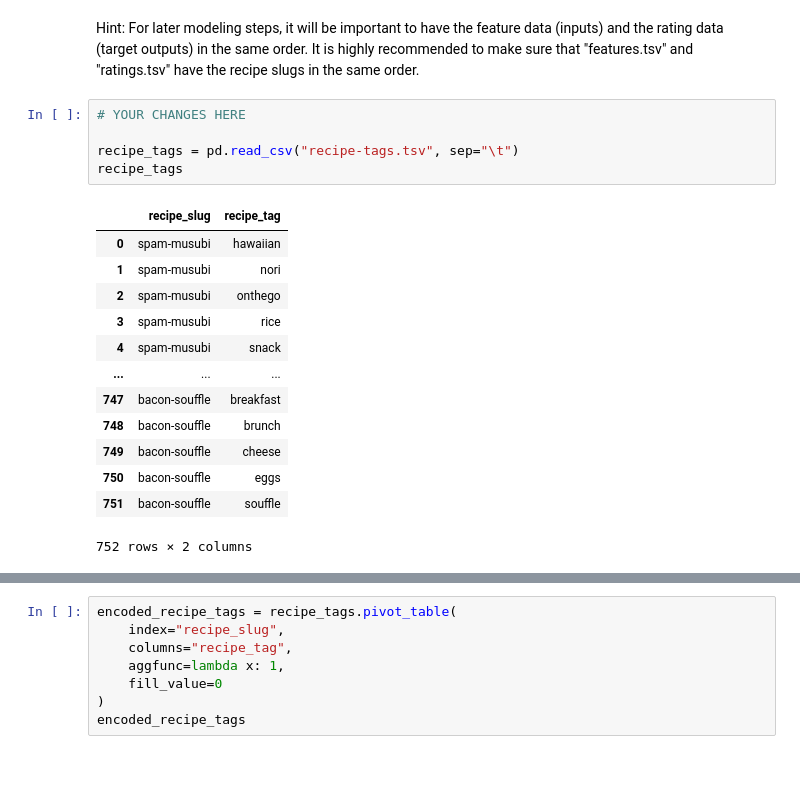
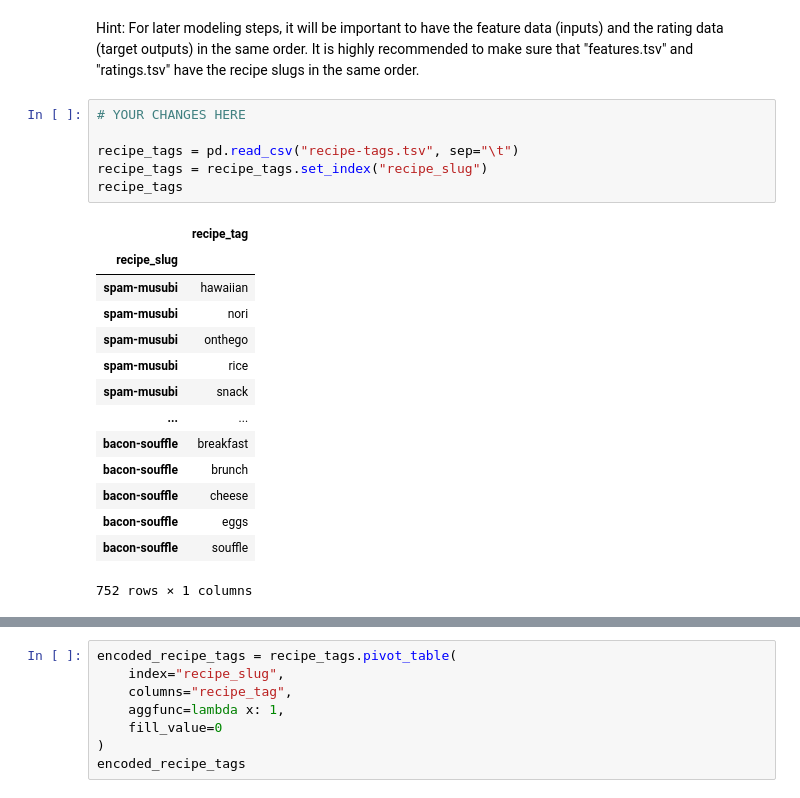
Before and after one commit to cfornesa/dx704-project-04, a Jupyter notebook: project.ipynb, the cells around one changed output, grey strips where cells are left out. Cells and saved outputs as stored; diff of their text form; blank space fills up the shorter version.

```diff
--- a/project.ipynb
+++ b/project.ipynb
@@ -105,19 +107,21 @@ It is highly recommended to make sure that "features.tsv" and "ratings.tsv" have
 # %%
 # YOUR CHANGES HERE
 
 recipe_tags = pd.read_csv("recipe-tags.tsv", sep="\t")
+recipe_tags = recipe_tags.set_index("recipe_slug")
 recipe_tags
 # %% [output]
-|  | recipe_slug | recipe_tag |
-| 0 | spam-musubi | hawaiian |
-| 1 | spam-musubi | nori |
-| 2 | spam-musubi | onthego |
-| 3 | spam-musubi | rice |
-| 4 | spam-musubi | snack |
-| ... | ... | ... |
-| 747 | bacon-souffle | breakfast |
-| 748 | bacon-souffle | brunch |
-| 749 | bacon-souffle | cheese |
-| 750 | bacon-souffle | eggs |
-| 751 | bacon-souffle | souffle |
+|  | recipe_tag |
+| recipe_slug |  |
+| spam-musubi | hawaiian |
+| spam-musubi | nori |
+| spam-musubi | onthego |
+| spam-musubi | rice |
+| spam-musubi | snack |
+| ... | ... |
+| bacon-souffle | breakfast |
+| bacon-souffle | brunch |
+| bacon-souffle | cheese |
+| bacon-souffle | eggs |
+| bacon-souffle | souffle |
-752 rows × 2 columns
+752 rows × 1 columns
```
Also changed, not shown: parts of 21 cells of this notebook, 5 other files.
